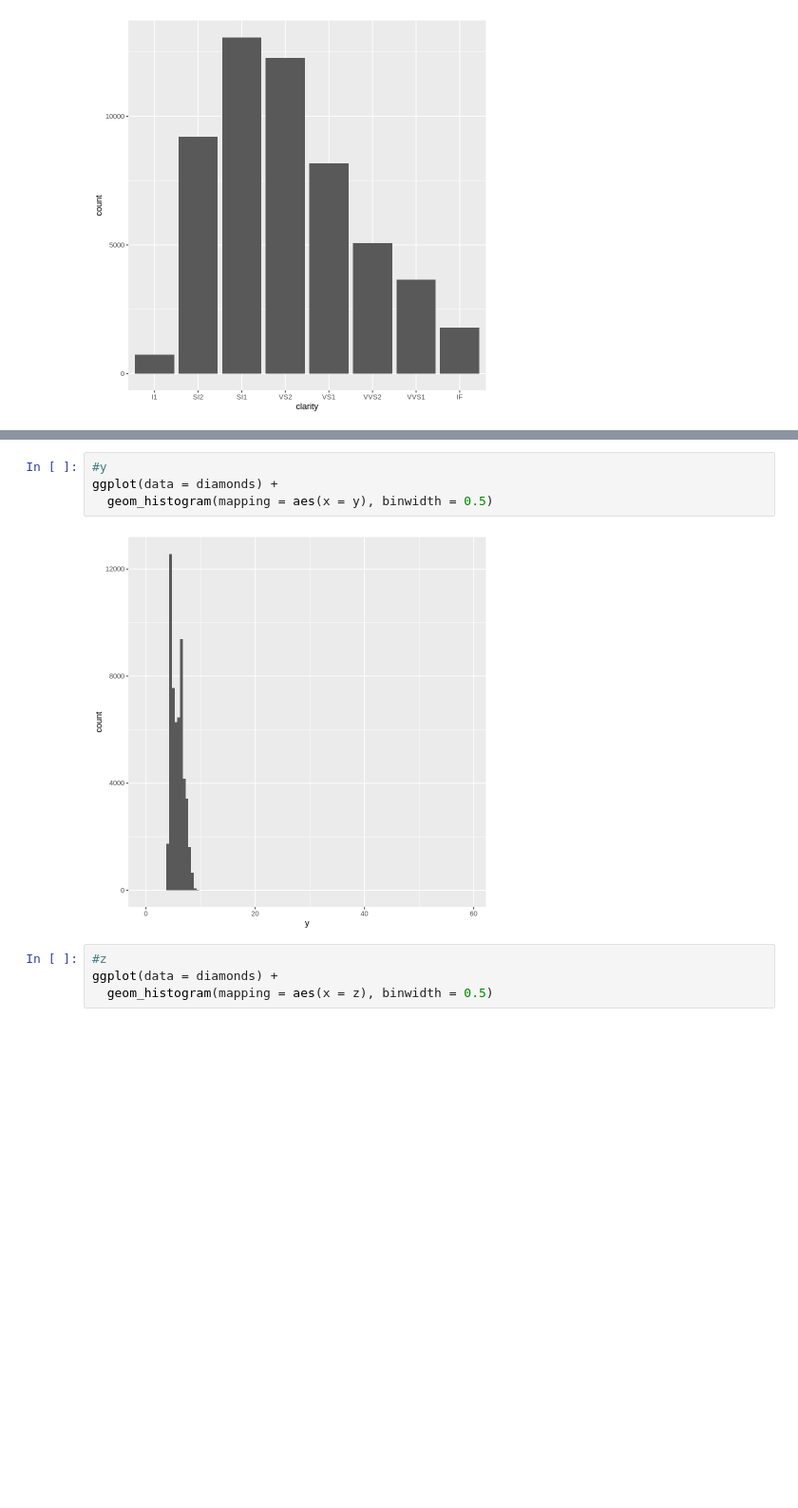
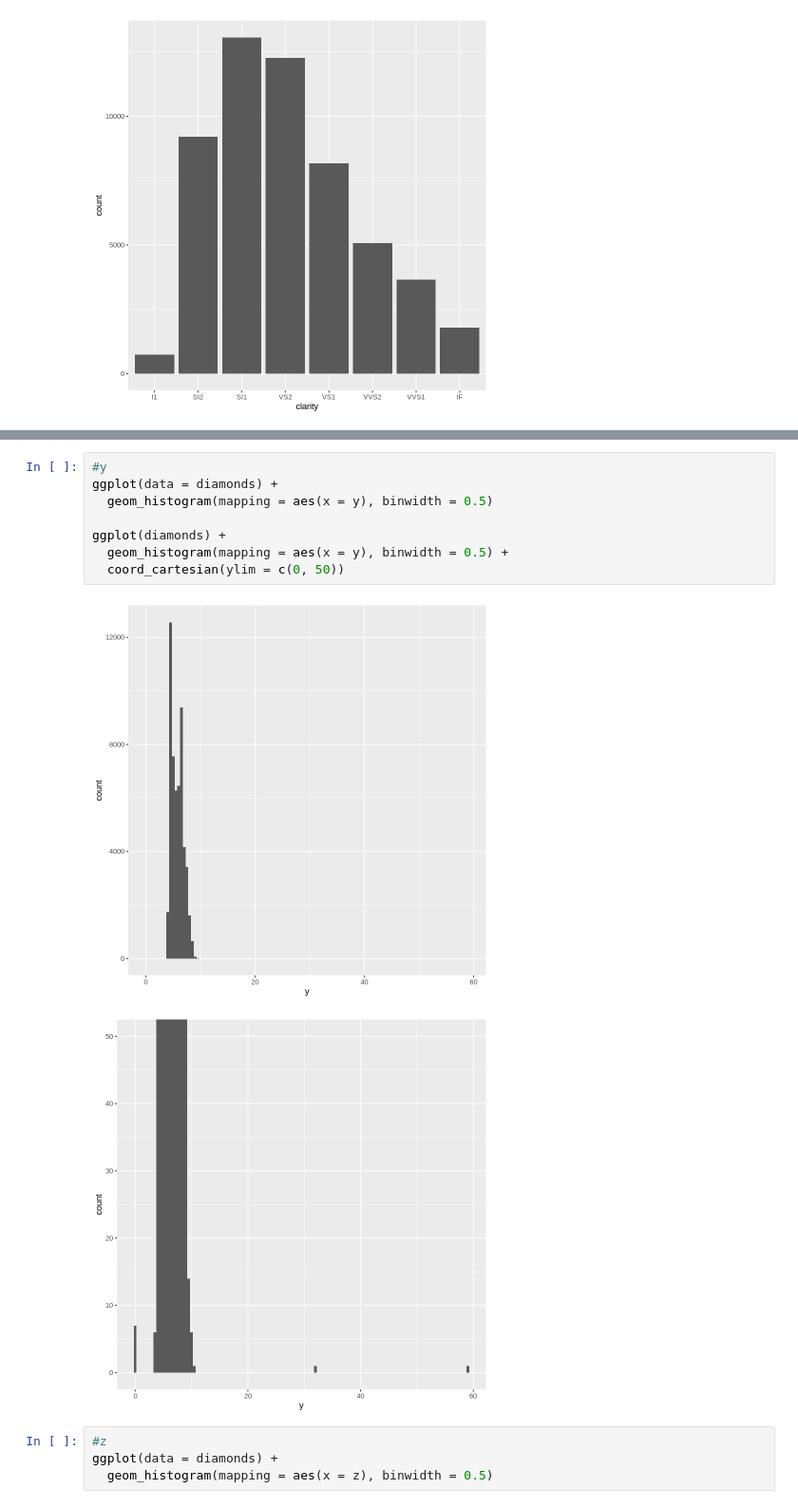
Before and after one commit to Faradezo/Coleta_e_Armazenamento, a Jupyter notebook: Codigo_R_trilha_3_bd_estatistica.ipynb, the cells around one changed output, grey strips where cells are left out. Shown: that part at 95% size. Cells and saved outputs as stored; diff of their text form; blank space fills up the shorter version.

```diff
--- a/Codigo_R_trilha_3_bd_estatistica.ipynb
+++ b/Codigo_R_trilha_3_bd_estatistica.ipynb
@@ -159,9 +248,14 @@ ggplot(data = diamonds) +
 # %%
 #y
 ggplot(data = diamonds) +
   geom_histogram(mapping = aes(x = y), binwidth = 0.5)
+
+ggplot(diamonds) +
+  geom_histogram(mapping = aes(x = y), binwidth = 0.5) +
+  coord_cartesian(ylim = c(0, 50))
 # %% [output]
 [figure]
+[figure, added]
 # %%
 #z
 ggplot(data = diamonds) +
```
Also changed, not shown: parts of 10 cells of this notebook.
